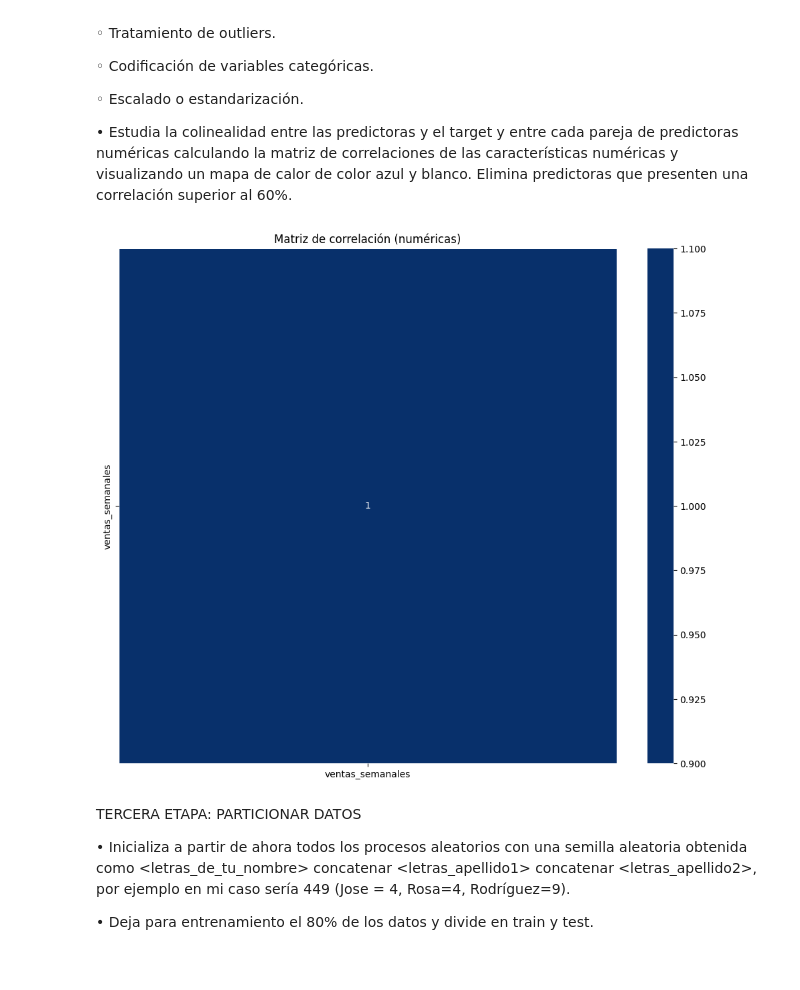
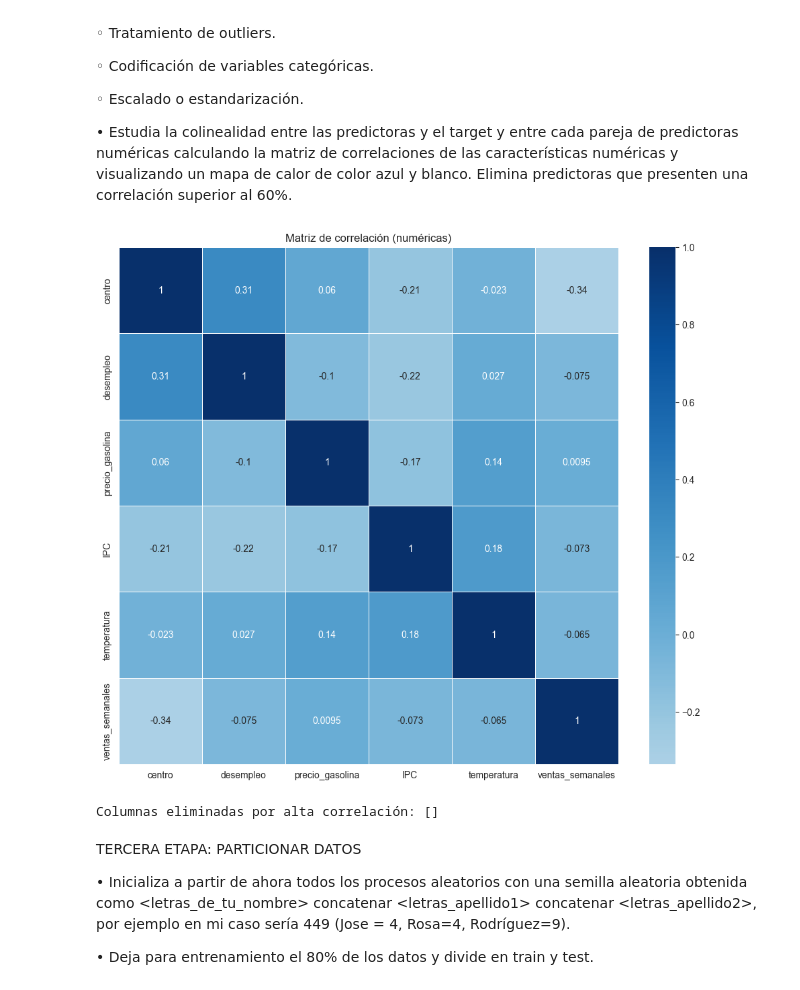
Before and after one commit to SamuehFDEZ/MachineLearning, a Jupyter notebook: saa/U3_AprendizajeSupervisado2/U03-P01-Regresiones/saa_u03_p01_a2-samartlop.ipynb, the cells around one changed output. Drawn from its saved outputs; the diff is of its cells as text; code cells hidden in the pictures.

```diff
--- a/saa/U3_AprendizajeSupervisado2/U03-P01-Regresiones/saa_u03_p01_a2-samartlop.ipynb
+++ b/saa/U3_AprendizajeSupervisado2/U03-P01-Regresiones/saa_u03_p01_a2-samartlop.ipynb
@@ -111,9 +110,6 @@ numéricas usando el criterio de la cantidad de valores diferentes que tengan. S
 característica tiene menos del 0.5% de sus valores distintos es sospechosa de ser categórica
 aunque sus valores sean numéricos. Completa el código que crea la lista nf con los nombres de
 las características numéricas y la lista cf con las categóricas y las imprima:
-# %%
-nu = df[predictoras].nunique().sort_values()
-nf = []; cf = [];
 # %% [markdown]
  • Dibujar un histograma del target con seaborn por ejemplo usando histplot().
 # %%
@@ -170,14 +196,18 @@ import matplotlib.pyplot as plt
 import numpy as np
 
 # 1. LIMPIEZA DE DATOS
-# Eliminar duplicados
+
+# 1.1 Eliminar duplicados
 df.drop_duplicates(inplace=True)
 
-# Eliminar columnas inútiles (ejemplo: IDs, nombres, etc.)
-columnas_a_eliminar = ['id', 'nombre']  # ajusta esta lista a tu caso
+# Opción A: Eliminar filas con demasiados NaN (más del 50%)
+df = df.dropna()
+
+# Eliminar columnas inútiles (ajustar según tu caso)
+columnas_a_eliminar = ['id', 'nombre']  # ajusta según corresponda
 df.drop(columns=columnas_a_eliminar, inplace=True, errors='ignore')
 
-# Actualizar listas predictoras
+# Actualizar listas predictoras después de eliminar columnas innecesarias
 nf = [col for col in nf if col not in columnas_a_eliminar]
 cf = [col for col in cf if col not in columnas_a_eliminar]
 
@@ -189,43 +219,49 @@ for col in nf:
     iqr = q3 - q1
     lower = q1 - 1.5 * iqr
     upper = q3 + 1.5 * iqr
     df[col] = np.where((df[col] < lower) | (df[col] > upper), np.nan, df[col])
 
 # 3. PREPROCESADOR (ColumnTransformer)
 preprocesador = ColumnTransformer(transformers=[
+    # Para columnas numéricas
     ('num', Pipeline([
-        ('imputador', SimpleImputer(strategy='mean')),
-        ('escalado', StandardScaler())
+        ('imputador', SimpleImputer(strategy='mean')),  # Imputación de valores faltantes
+        ('escalado', StandardScaler())  # Estandarización
     ]), nf),
+    # Para columnas categóricas
     ('cat', Pipeline([
-        ('imputador', SimpleImputer(strategy='most_frequent')),
-        ('onehot', OneHotEncoder(handle_unknown='ignore'))
+        ('imputador', SimpleImputer(strategy='most_frequent')),  # Imputación en valores categóricos
+        ('onehot', OneHotEncoder(handle_unknown='ignore'))  # Codificación one-hot
     ]), cf)
 ])
 
 # 4. MATRIZ DE CORRELACIÓN (solo con numéricas)
 corr = df[nf + [target]].corr()
 
 # Visualizar mapa de calor
 plt.figure(figsize=(12, 10))
 sns.heatmap(corr, annot=True, cmap='Blues', center=0, linewidths=.5)
 plt.title('Matriz de correlación (numéricas)')
 plt.show()
 
-# 5. ELIMINAR VARIABLES CON CORRELACIÓN > 0.6 ENTRE ELLAS
-# Correlación absoluta
+# 5. ELIMINAR VARIABLES CON CORRELACIÓN > 0.6 ENTRE ELLAS (sin contar con el target)
+# Correlación absoluta entre las variables numéricas
 corr_matrix = corr.abs()
 
-# Selección de columnas con alta correlación
+# Selección de columnas con alta correlación entre las variables predictoras (sin incluir target)
 upper = corr_matrix.where(np.triu(np.ones(corr_matrix.shape), k=1).astype(bool))
-cols_to_drop = [column for column in upper.columns if any(upper[column] > 0.6) and column != target]
+cols_to_drop = [column for column in upper.columns if any(upper[column] > 0.6)]
 
-# Eliminar del DataFrame y de las listas
+# Eliminar las columnas del DataFrame y de las listas
 df.drop(columns=cols_to_drop, inplace=True)
 nf = [col for col in nf if col not in cols_to_drop]
 cf = [col for col in cf if col not in cols_to_drop]
+
+# Mostrar las columnas que se eliminaron
+print("Columnas eliminadas por alta correlación:", cols_to_drop)
 # %% [output]
-[figure, old version]
+[figure, new version]
+Columnas eliminadas por alta correlación: []
 # %% [markdown]
 TERCERA ETAPA: PARTICIONAR DATOS
 
```
Also changed, not shown: parts of 18 cells of this notebook, 1 other file.
